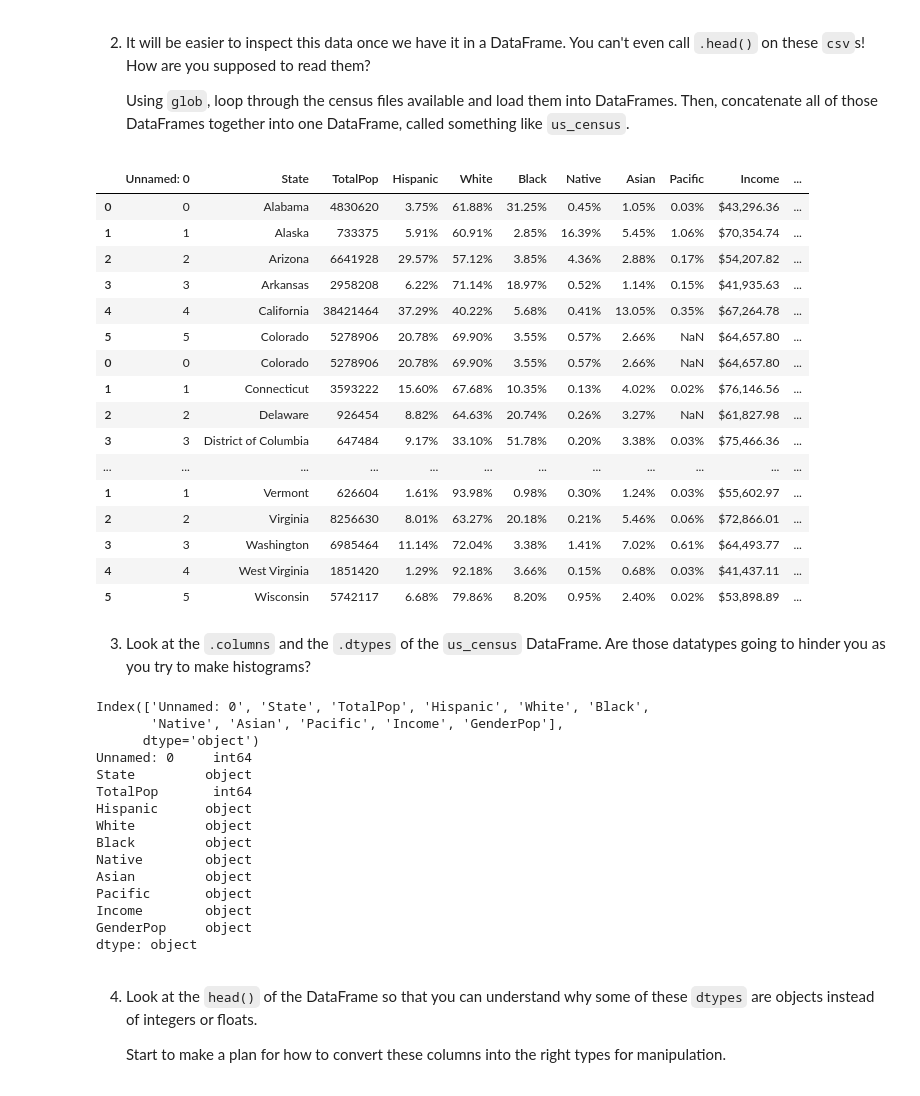
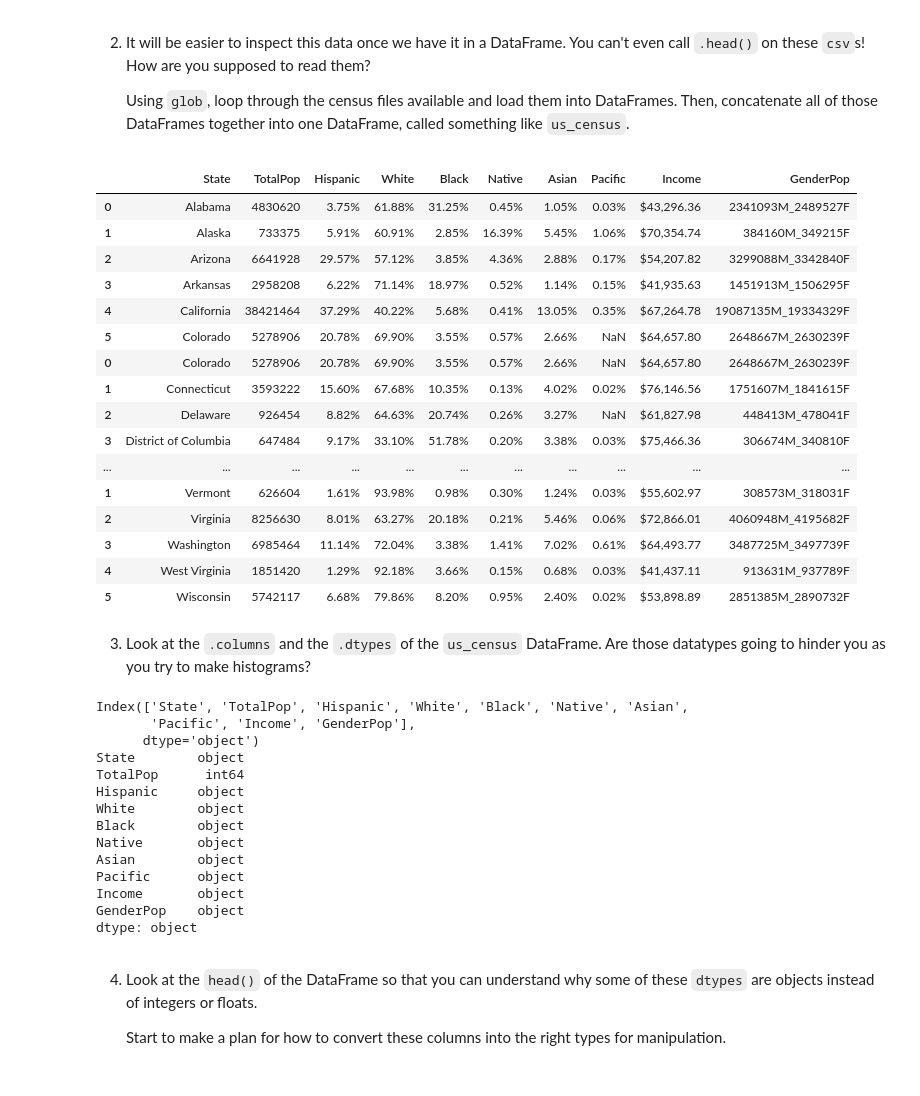
Before and after one commit to tylerjamesf/Cleaning-US-Census-Data, a Jupyter notebook: Cleaning US Census Data.ipynb, the cells around one changed output. Cells and saved outputs as stored; diff of their text form; code cells hidden in the pictures.

```diff
--- a/Cleaning US Census Data.ipynb
+++ b/Cleaning US Census Data.ipynb
@@ -30,44 +30,45 @@ Your boss wants you to make some scatterplots and histograms by the end of the d
 # %%
 import pandas as pd
 import numpy as np
 import matplotlib.pyplot as plt
 
 #import glob to handle multiple files
 import glob
 
 #create glob varible based on files names
 files = glob.glob("states*.csv")
 
 #create empty list to hold filenames
 df_list = []
 
 #loop through files and append to list
 for file in files:
     df_list.append(pd.read_csv(file))
 
 #concat to one dataframe
 us_census = pd.concat(df_list)
 
+us_census.drop('Unnamed: 0', axis=1, inplace=True)
 
 us_census
 # %% [output]
-|  | Unnamed: 0 | State | TotalPop | Hispanic | White | Black | Native | Asian | Pacific | Income | ... |
-| 0 | 0 | Alabama | 4830620 | 3.75% | 61.88% | 31.25% | 0.45% | 1.05% | 0.03% | $43,296.36 | ... |
-| 1 | 1 | Alaska | 733375 | 5.91% | 60.91% | 2.85% | 16.39% | 5.45% | 1.06% | $70,354.74 | ... |
-| 2 | 2 | Arizona | 6641928 | 29.57% | 57.12% | 3.85% | 4.36% | 2.88% | 0.17% | $54,207.82 | ... |
-| 3 | 3 | Arkansas | 2958208 | 6.22% | 71.14% | 18.97% | 0.52% | 1.14% | 0.15% | $41,935.63 | ... |
-| 4 | 4 | California | 38421464 | 37.29% | 40.22% | 5.68% | 0.41% | 13.05% | 0.35% | $67,264.78 | ... |
-| 5 | 5 | Colorado | 5278906 | 20.78% | 69.90% | 3.55% | 0.57% | 2.66% | NaN | $64,657.80 | ... |
-| 0 | 0 | Colorado | 5278906 | 20.78% | 69.90% | 3.55% | 0.57% | 2.66% | NaN | $64,657.80 | ... |
-| 1 | 1 | Connecticut | 3593222 | 15.60% | 67.68% | 10.35% | 0.13% | 4.02% | 0.02% | $76,146.56 | ... |
-| 2 | 2 | Delaware | 926454 | 8.82% | 64.63% | 20.74% | 0.26% | 3.27% | NaN | $61,827.98 | ... |
-| 3 | 3 | District of Columbia | 647484 | 9.17% | 33.10% | 51.78% | 0.20% | 3.38% | 0.03% | $75,466.36 | ... |
-| ... | ... | ... | ... | ... | ... | ... | ... | ... | ... | ... | ... |
-| 1 | 1 | Vermont | 626604 | 1.61% | 93.98% | 0.98% | 0.30% | 1.24% | 0.03% | $55,602.97 | ... |
-| 2 | 2 | Virginia | 8256630 | 8.01% | 63.27% | 20.18% | 0.21% | 5.46% | 0.06% | $72,866.01 | ... |
-| 3 | 3 | Washington | 6985464 | 11.14% | 72.04% | 3.38% | 1.41% | 7.02% | 0.61% | $64,493.77 | ... |
-| 4 | 4 | West Virginia | 1851420 | 1.29% | 92.18% | 3.66% | 0.15% | 0.68% | 0.03% | $41,437.11 | ... |
-| 5 | 5 | Wisconsin | 5742117 | 6.68% | 79.86% | 8.20% | 0.95% | 2.40% | 0.02% | $53,898.89 | ... |
+|  | State | TotalPop | Hispanic | White | Black | Native | Asian | Pacific | Income | GenderPop |
+| 0 | Alabama | 4830620 | 3.75% | 61.88% | 31.25% | 0.45% | 1.05% | 0.03% | $43,296.36 | 2341093M_2489527F |
+| 1 | Alaska | 733375 | 5.91% | 60.91% | 2.85% | 16.39% | 5.45% | 1.06% | $70,354.74 | 384160M_349215F |
+| 2 | Arizona | 6641928 | 29.57% | 57.12% | 3.85% | 4.36% | 2.88% | 0.17% | $54,207.82 | 3299088M_3342840F |
+| 3 | Arkansas | 2958208 | 6.22% | 71.14% | 18.97% | 0.52% | 1.14% | 0.15% | $41,935.63 | 1451913M_1506295F |
+| 4 | California | 38421464 | 37.29% | 40.22% | 5.68% | 0.41% | 13.05% | 0.35% | $67,264.78 | 19087135M_19334329F |
+| 5 | Colorado | 5278906 | 20.78% | 69.90% | 3.55% | 0.57% | 2.66% | NaN | $64,657.80 | 2648667M_2630239F |
+| 0 | Colorado | 5278906 | 20.78% | 69.90% | 3.55% | 0.57% | 2.66% | NaN | $64,657.80 | 2648667M_2630239F |
+| 1 | Connecticut | 3593222 | 15.60% | 67.68% | 10.35% | 0.13% | 4.02% | 0.02% | $76,146.56 | 1751607M_1841615F |
+| 2 | Delaware | 926454 | 8.82% | 64.63% | 20.74% | 0.26% | 3.27% | NaN | $61,827.98 | 448413M_478041F |
+| 3 | District of Columbia | 647484 | 9.17% | 33.10% | 51.78% | 0.20% | 3.38% | 0.03% | $75,466.36 | 306674M_340810F |
+| ... | ... | ... | ... | ... | ... | ... | ... | ... | ... | ... |
+| 1 | Vermont | 626604 | 1.61% | 93.98% | 0.98% | 0.30% | 1.24% | 0.03% | $55,602.97 | 308573M_318031F |
+| 2 | Virginia | 8256630 | 8.01% | 63.27% | 20.18% | 0.21% | 5.46% | 0.06% | $72,866.01 | 4060948M_4195682F |
+| 3 | Washington | 6985464 | 11.14% | 72.04% | 3.38% | 1.41% | 7.02% | 0.61% | $64,493.77 | 3487725M_3497739F |
+| 4 | West Virginia | 1851420 | 1.29% | 92.18% | 3.66% | 0.15% | 0.68% | 0.03% | $41,437.11 | 913631M_937789F |
+| 5 | Wisconsin | 5742117 | 6.68% | 79.86% | 8.20% | 0.95% | 2.40% | 0.02% | $53,898.89 | 2851385M_2890732F |
 # %% [markdown]
 3. Look at the `.columns` and the `.dtypes` of the `us_census` DataFrame. Are those datatypes going to hinder you as you try to make histograms?
 # %%
@@ -77,20 +78,19 @@ print(us_census.dtypes)
 
 #columns of the dataframe should be changed to float for income, and percetanges for race, state could be object
 # %% [output]
-Index(['Unnamed: 0', 'State', 'TotalPop', 'Hispanic', 'White', 'Black',
-       'Native', 'Asian', 'Pacific', 'Income', 'GenderPop'],
+Index(['State', 'TotalPop', 'Hispanic', 'White', 'Black', 'Native', 'Asian',
+       'Pacific', 'Income', 'GenderPop'],
       dtype='object')
-Unnamed: 0     int64
-State         object
-TotalPop       int64
-Hispanic      object
-White         object
-Black         object
-Native        object
-Asian         object
-Pacific       object
-Income        object
-GenderPop     object
+State        object
+TotalPop      int64
+Hispanic     object
+White        object
+Black        object
+Native       object
+Asian        object
+Pacific      object
+Income       object
+GenderPop    object
 dtype: object
 # %% [markdown]
 4. Look at the `head()` of the DataFrame so that you can understand why some of these `dtypes` are objects instead of integers or floats.
```
Also changed, not shown: parts of 10 cells of this notebook.
